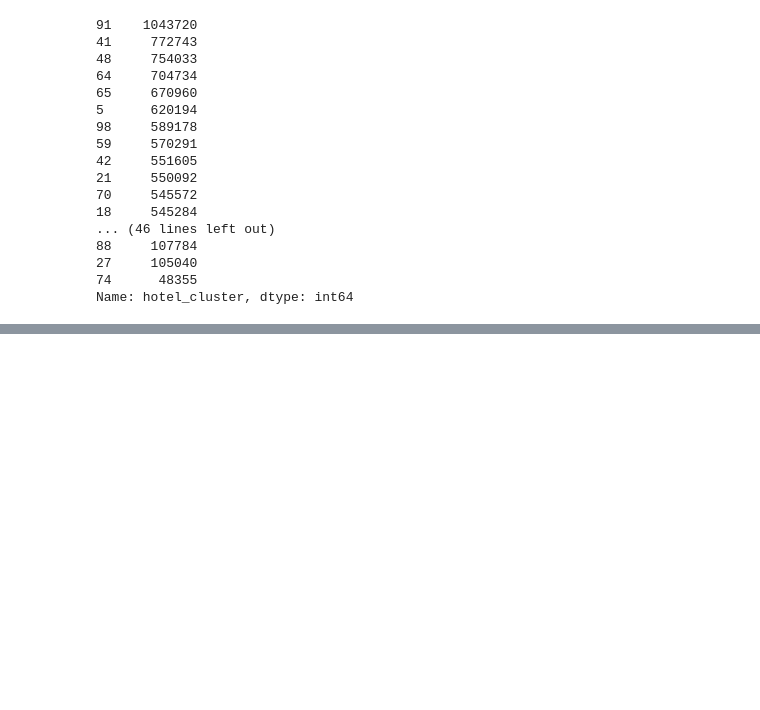
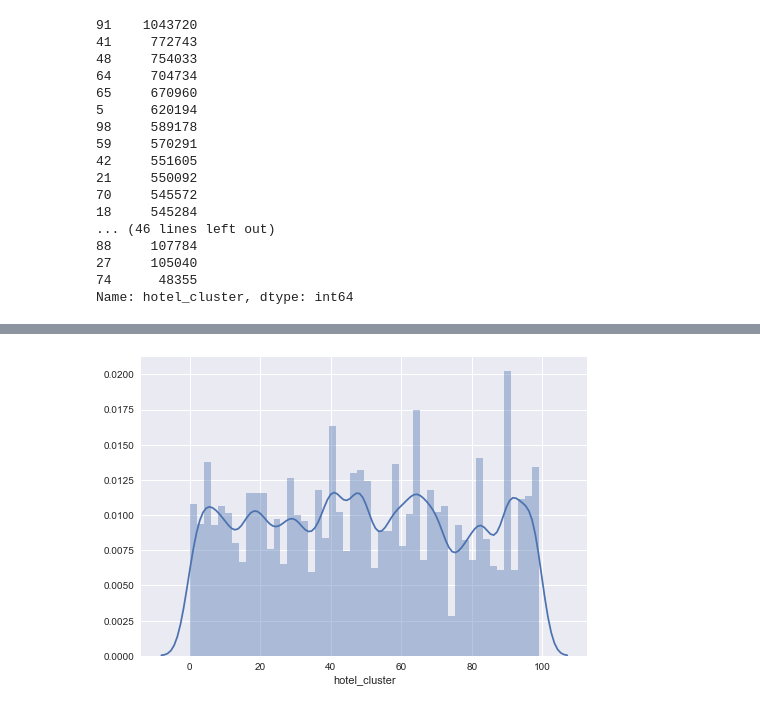
Before and after one commit to blhart216/expediaGSU, a Jupyter notebook: Expedia Analysis-checkpoint.ipynb, the cells around one changed output, grey strips where cells are left out. Cells and saved outputs as stored; diff of their text form; code cells hidden in the pictures; blank space fills up the shorter version.

```diff
--- a/Expedia Analysis-checkpoint.ipynb
+++ b/Expedia Analysis-checkpoint.ipynb
@@ -76,0 +167,7 @@ NameError: name 'empty' is not defined
+# %%
+# get sense on how the hotel cluster data is distributed
+x = train10000.hotel_cluster
+sns.distplot(x)
+sns.plt.show()
+# %% [output]
+[figure, added]
```
Also changed, not shown: parts of 33 cells of this notebook.
